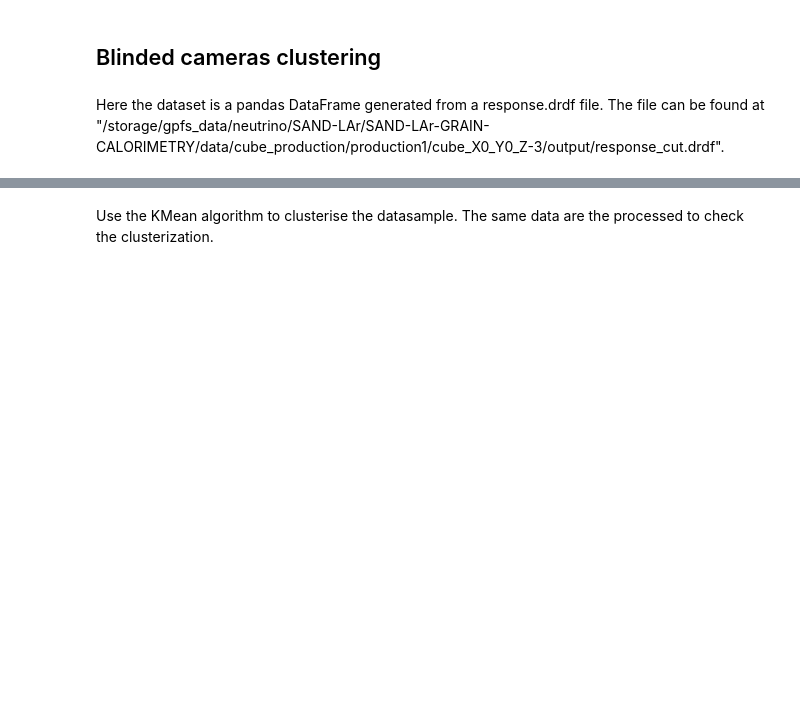
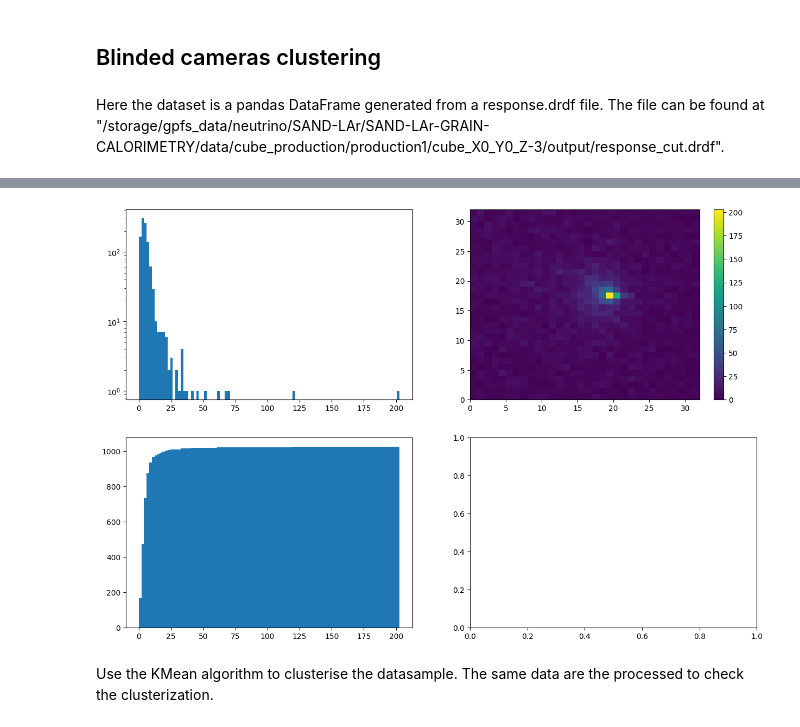
Before and after one commit to chiappo98/blinded_cameras, a Jupyter notebook: blinded clustering.ipynb, the cells around one changed output, grey strips where cells are left out. Saved outputs shown, nothing was run; the diff lists cells and outputs as text; code cells hidden in the pictures; blank space fills up the shorter version.

```diff
--- a/blinded clustering.ipynb
+++ b/blinded clustering.ipynb
@@ -64,3 +81,20 @@ print(dataT.shape)
+# %%
+data_num = 58
+
+fig, ax = plt.subplots(2,2)
+ax[0,0].hist(data[data_num],100)
+ax[0,0].set_yscale('log')
+
+camera = np.reshape(df.iloc[162].pixels, (32,32))
+cam = ax[0,1].pcolormesh(arr3d[data_num])
+plt.colorbar(cam)
+
+ax[1,0].hist(data[data_num], 100, cumulative=True)
+
+fig.set_figwidth(15)
+fig.set_figheight(10)
+# %% [output]
+[figure, added]
 # %% [markdown]
 Use the KMean algorithm to clusterise the datasample.
 The same data are the processed to check the clusterization.
```
Also changed, not shown: parts of 18 cells of this notebook.
